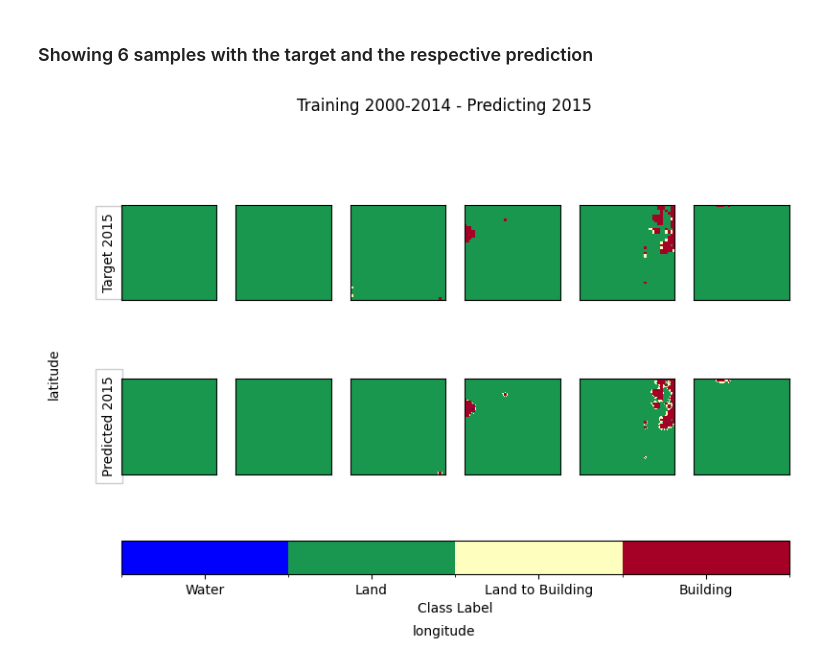
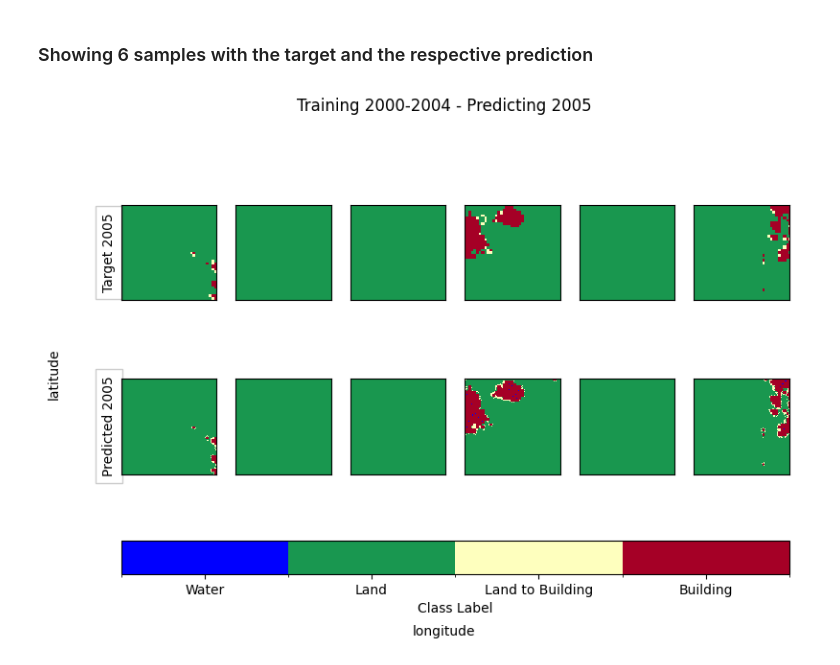
Before and after one commit to IBM/mug, a Jupyter notebook: trainjupyter_s2s_main.ipynb, the cells around one changed output. Drawn from its saved outputs; the diff is of its cells as text; code cells hidden in the pictures.

Commit message:
fixing the year of training 2014->2004 and testing 2015-2005

```diff
--- a/trainjupyter_s2s_main.ipynb
+++ b/trainjupyter_s2s_main.ipynb
@@ -518,7 +520,7 @@ n_samples=6
 box = dict(facecolor='white', pad=5, alpha=0.2)
 fig, axs = plt.subplots(nrows=2, ncols=n_samples, figsize=(9, 6),
                         subplot_kw={'xticks': [], 'yticks': []})
-n=11
+n=10
 n_0=n
 first_time=True
 images = []
@@ -532,34 +534,34 @@ for ax in axs.flat:
     # Initialize an empty array to store the class information
     combined_classes = np.zeros_like(first_batch_all_classes[0])
     # Assign each class a unique identifier (0, 1, 2, 3)
     for i in range(4):
         combined_classes[first_batch_all_classes[i] == 1] = i
     if (first_time):
 
         images.append(ax.imshow(combined_classes, cmap=cmap, norm=norm, interpolation='nearest'))
 
         if n_0==n+1:
-            ax.set_ylabel('Target 2015', bbox=box)
+            ax.set_ylabel('Target 2005', bbox=box)
     else:
         # Create a heatmap for yy_hat_loaded
         first_element = yy_hat_loaded[n_0]
         images.append(ax.imshow(first_element, cmap=cmap, norm=norm, interpolation='nearest'))
         if n_0==n+1:
-            ax.set_ylabel('Predicted 2015', bbox=box)
+            ax.set_ylabel('Predicted 2005', bbox=box)
     #ax.imshow(grid, interpolation=interp_method, cmap='viridis')
     #ax.set_title(str(interp_method))
     if n_0==(n+n_samples):
         n_0 = n
         first_time=False
 
 #cbar = plt.colorbar(ticks=[0, 1, 2, 3], label='Class Label')
 #cbar.ax.set_yticklabels(['Water', 'Land', 'Land to Building', 'Building'])
 #fig.colorbar(images[0], ax=axs, orientation='horizontal', fraction=.1)
 cbar = fig.colorbar(images[0], ax=axs,ticks=[0, 1, 2, 3], label='Class Label', orientation='horizontal' , location='bottom', fraction=.13)
 cbar.ax.set_xticklabels(['Water', 'Land', 'Land to Building', 'Building'])
-fig.suptitle('Training 2000-2014 - Predicting 2015')
+fig.suptitle('Training 2000-2004 - Predicting 2005')
 fig.text(0.5, 0.04, 'longitude', ha='center', va='bottom')
 fig.text(0.04, 0.5, 'latitude', va='center', rotation='vertical')
 plt.show()
 # %% [output]
-[figure, old version]
+[figure, new version]
```
Also changed, not shown: parts of 3 cells of this notebook, 1 other file.
